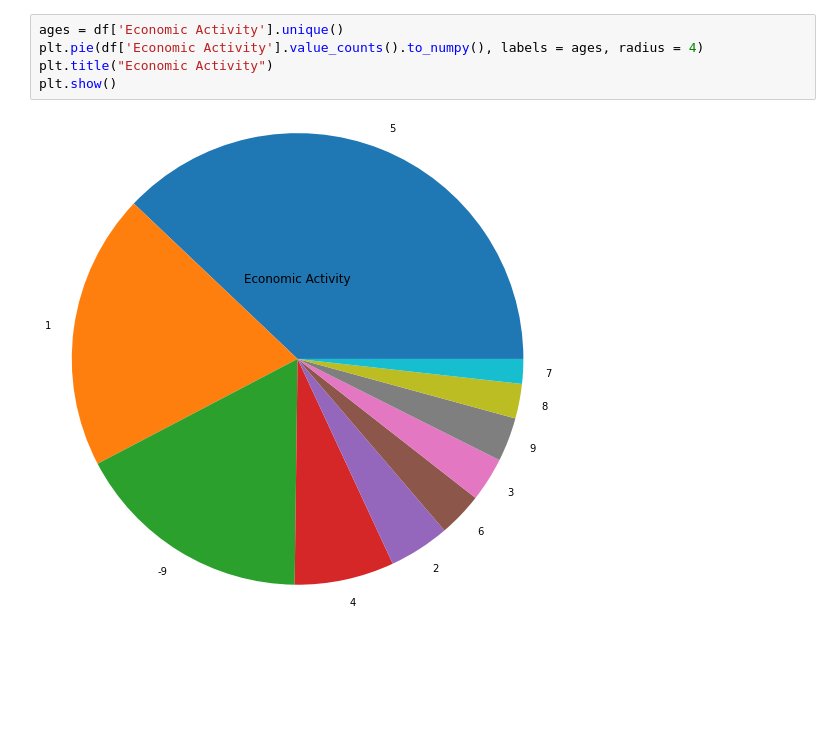
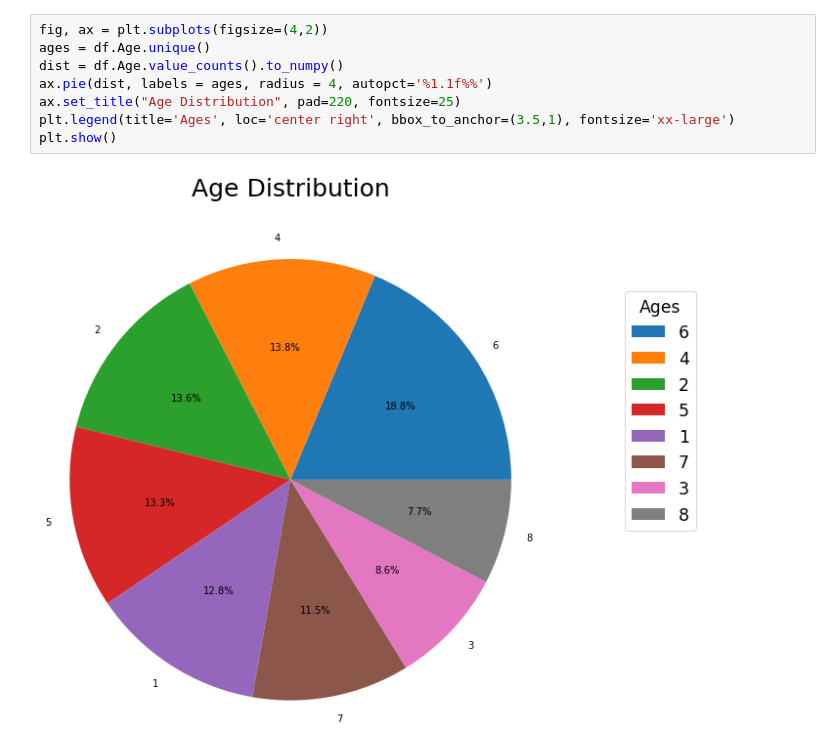
Before and after one commit to b0mbastik/PythonP2, a Jupyter notebook: analysis.ipynb, the cells around one changed output. Cells and saved outputs as stored; diff of their text form; blank space fills up the shorter version.

```diff
--- a/analysis.ipynb
+++ b/analysis.ipynb
@@ -61,7 +54,10 @@ plt.show()
-# %%
-ages = df['Economic Activity'].unique()
-plt.pie(df['Economic Activity'].value_counts().to_numpy(), labels = ages, radius = 4)
-plt.title("Economic Activity")
-plt.show()
-# %% [output]
-[figure, removed]
+# %%
+fig, ax = plt.subplots(figsize=(4,2))
+ages = df.Age.unique()
+dist = df.Age.value_counts().to_numpy()
+ax.pie(dist, labels = ages, radius = 4, autopct='%1.1f%%')
+ax.set_title("Age Distribution", pad=220, fontsize=25)
+plt.legend(title='Ages', loc='center right', bbox_to_anchor=(3.5,1), fontsize='xx-large')
+plt.show()
+# %% [output]
+[figure, added]
```
Also changed, not shown: parts of 6 cells of this notebook, 1 other file.
